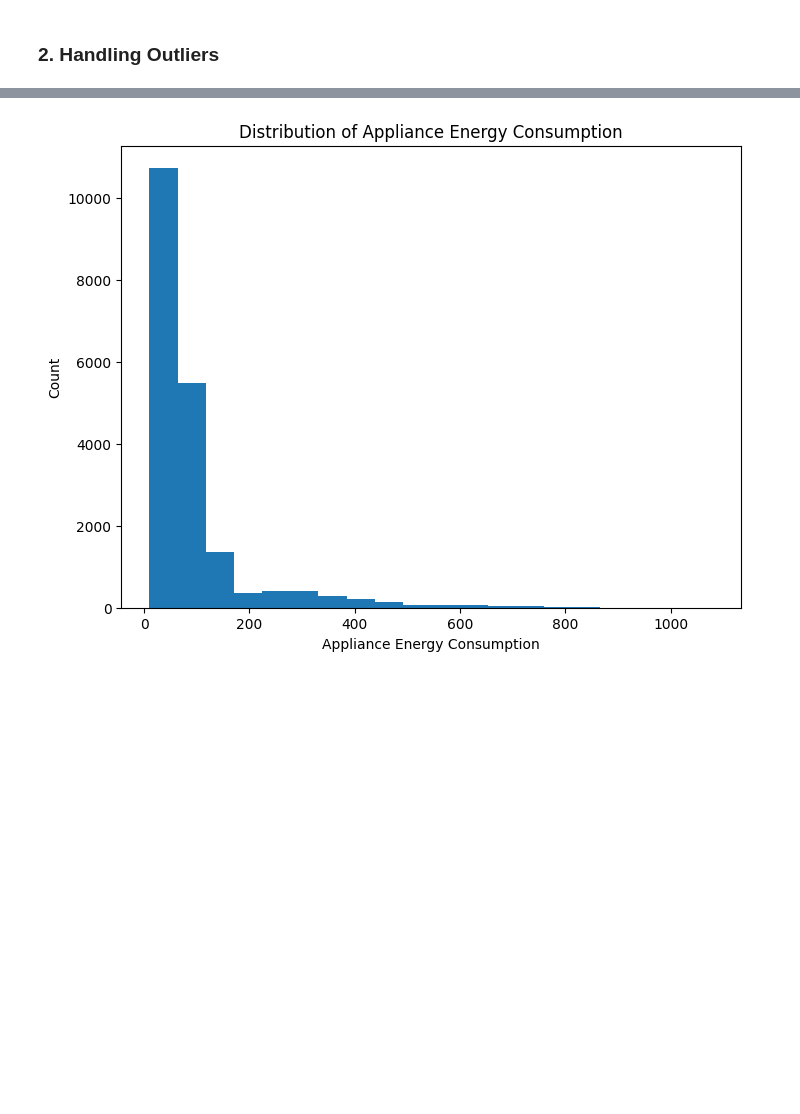
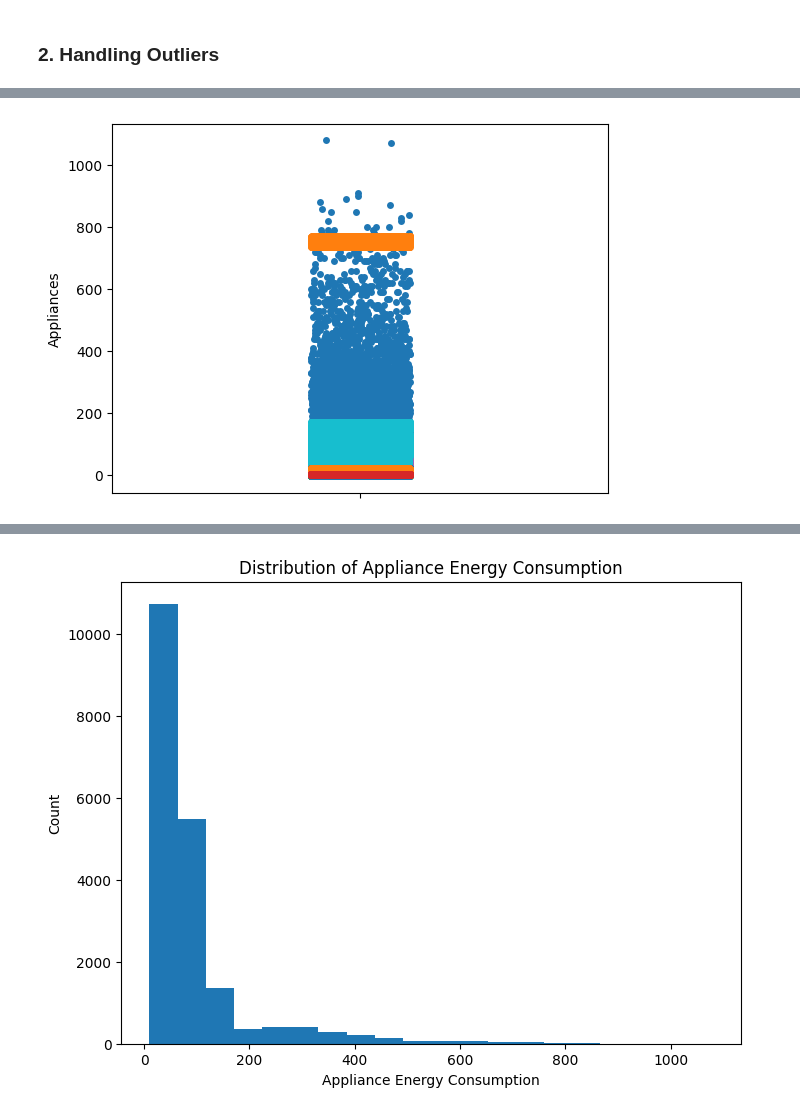
Before and after one commit to ruksz/EnergyPredictionML, a Jupyter notebook: ML_Capstone_Project_Appliance_Energy_Prediction_.ipynb, the cells around one changed output, grey strips where cells are left out. Saved outputs shown, nothing was run; the diff lists cells and outputs as text; code cells hidden in the pictures; blank space fills up the shorter version.

```diff
--- a/ML_Capstone_Project_Appliance_Energy_Prediction_.ipynb
+++ b/ML_Capstone_Project_Appliance_Energy_Prediction_.ipynb
@@ -953,0 +978,35 @@ There are no missing values to handle in the given dataset.
+# %%
+def outlier_treatment(df, feature):
+    q1 = df[feature].quantile(0.25)
+    q3 = df[feature].quantile(0.75)
+    iqr = q3 - q1
+    upper_boundary = q3 + 1.5 * iqr
+    lower_boundary = q1 - 1.5 * iqr
+
+    return upper_boundary, lower_boundary
+# %%
+# Restricting the data to lower and upper boundry
+for feature in symmetric_features:
+  df.loc[df[feature]<= outlier_treatment(df=df,feature=feature)[1], feature]=outlier_treatment(df=df,feature=feature)[1]
+  df.loc[df[feature]>= outlier_treatment(df=df,feature=feature)[0], feature]=outlier_treatment(df=df,feature=feature)[0]
+# %%
+def outlier_treatment_skew(df, feature):
+    skewness = df[feature].skew()
+    std_dev = df[feature].std()
+    upper_boundary = df[feature].mean() + 3 * std_dev * skewness
+    lower_boundary = df[feature].mean() - 3 * std_dev * skewness
+
+    return upper_boundary, lower_boundary
+# %%
+# Restricting the data to lower and upper boundry
+for feature in non_symmetric_features:
+  df.loc[df[feature]<= outlier_treatment_skew(df=df,feature=feature)[1], feature]=outlier_treatment_skew(df=df,feature=feature)[1]
+  df.loc[df[feature]>= outlier_treatment_skew(df=df,feature=feature)[0], feature]=outlier_treatment_skew(df=df,feature=feature)[0]
+# %%
+# After Outlier Treatment showing the dataset distribution using strip plot
+# Visualising  code for the numerical columns
+for col in df.describe().columns:
+  # fig=plt.figure(figsize=(9,6))
+  sns.stripplot(df[col])
+# %% [output]
+[figure, added]
```
Also changed, not shown: parts of 5 cells of this notebook.
